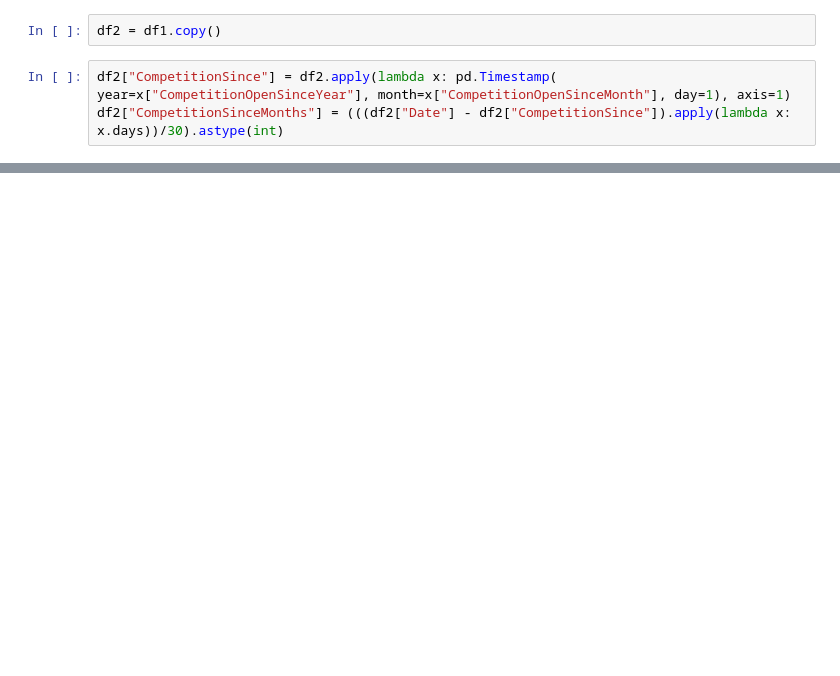
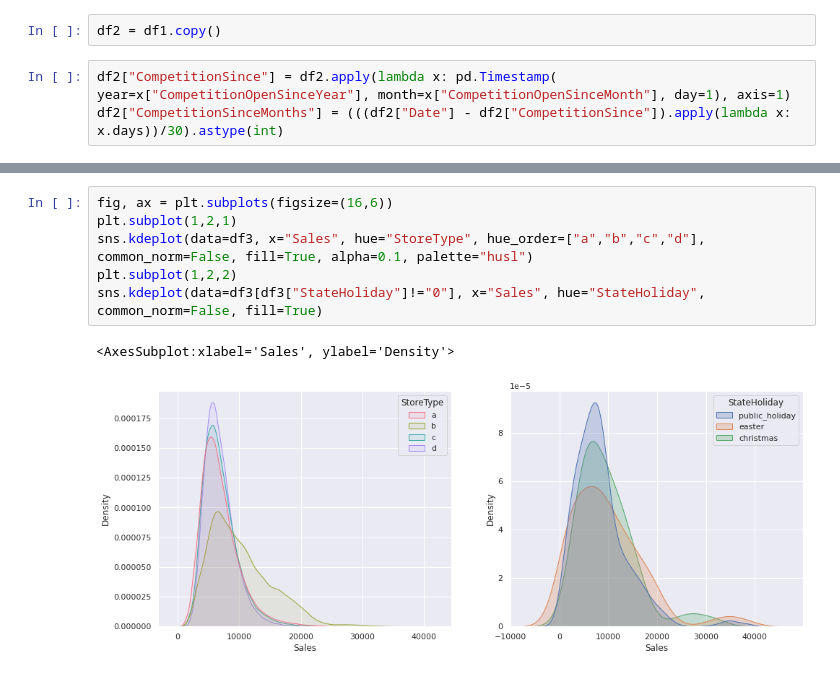
Before and after one commit to brenosakaguti/rossman-sales-prediction, a Jupyter notebook: rossman_sales_prediction.ipynb, the cells around one changed output, grey strips where cells are left out. Cells and saved outputs as stored; diff of their text form; blank space fills up the shorter version.

```diff
--- a/rossman_sales_prediction.ipynb
+++ b/rossman_sales_prediction.ipynb
@@ -181,0 +162,9 @@ pd.Timestamp("2013-01-17").week
+# %%
+fig, ax = plt.subplots(figsize=(16,6))
+plt.subplot(1,2,1)
+sns.kdeplot(data=df3, x="Sales", hue="StoreType", hue_order=["a","b","c","d"], common_norm=False, fill=True, alpha=0.1, palette="husl")
+plt.subplot(1,2,2)
+sns.kdeplot(data=df3[df3["StateHoliday"]!="0"], x="Sales", hue="StateHoliday", common_norm=False, fill=True)
+# %% [output]
+<AxesSubplot:xlabel='Sales', ylabel='Density'>
+[figure, added]
```
Also changed, not shown: parts of 24 cells of this notebook.
